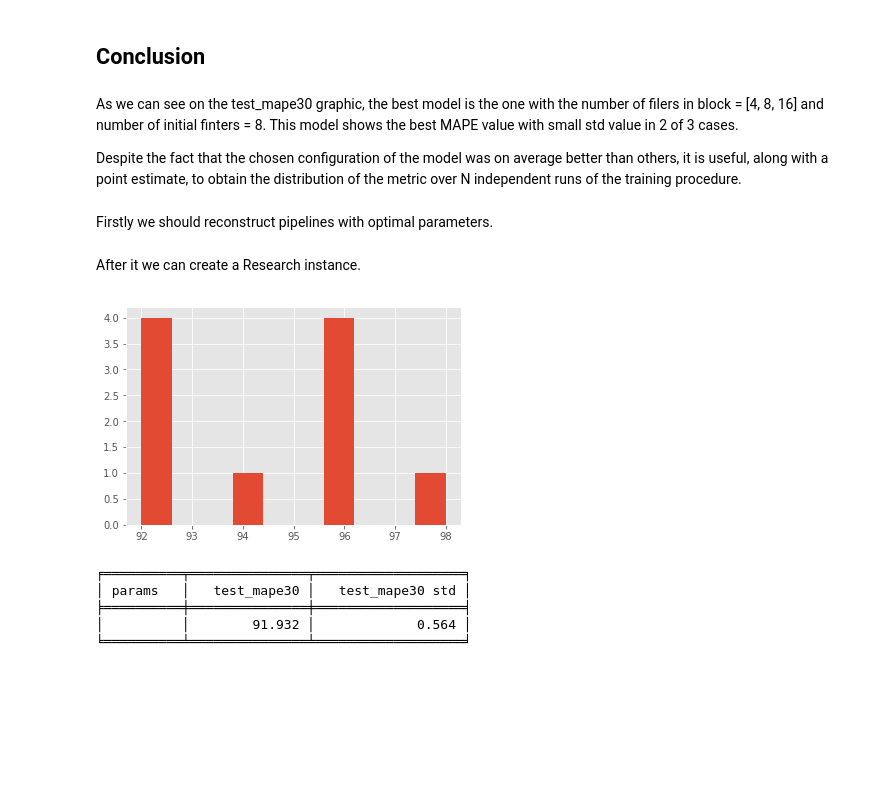
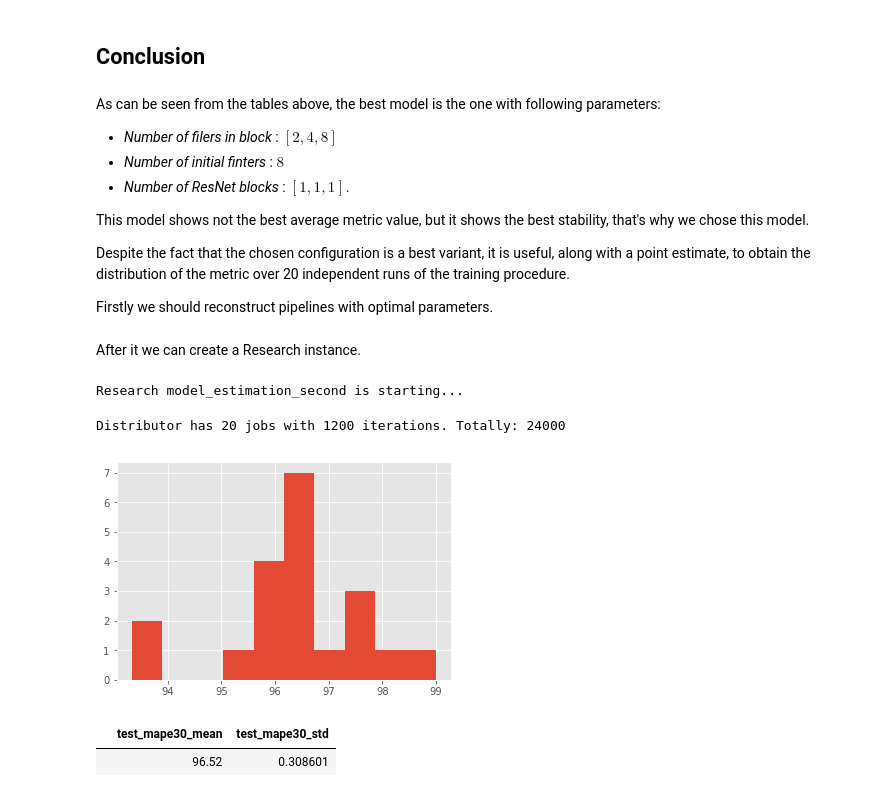
Before and after one commit to analysiscenter/radial, a Jupyter notebook: research/parameters_estimation_2d_model.ipynb, the cells around one changed output. Drawn from its saved outputs; the diff is of its cells as text; code cells hidden in the pictures; blank space fills up the shorter version.

```diff
--- a/research/parameters_estimation_2d_model.ipynb
+++ b/research/parameters_estimation_2d_model.ipynb
@@ -180,9 +264,14 @@ for i in range(3):
 # %% [markdown]
 ## Conclusion
 # %% [markdown]
-As we can see on the test_mape30 graphic, the best model is the one with the number of filers in block = [4, 8, 16] and number of initial finters = 8. This model shows the best MAPE value with small std value in 2 of 3 cases.
+As can be seen from the tables above, the best model is the one with following parameters:
+* _Number of filers in block_ : $[2, 4, 8]$
+* _Number of initial finters_ : $8$
+* _Number of ResNet blocks_ : $[1, 1, 1].$
 
-Despite the fact that the chosen configuration of the model was on average better than others, it is useful, along with a point estimate, to obtain the distribution of the metric over N independent runs of the training procedure.
+This model shows not the best average metric value, but it shows the best stability, that's why we chose this model.
+
+Despite the fact that the chosen configuration is a best variant, it is useful, along with a point estimate, to obtain the distribution of the metric over 20 independent runs of the training procedure.
+
+Firstly we should reconstruct pipelines with optimal parameters.
-# %% [markdown]
-Firstly we should reconstruct pipelines with optimal parameters.
 # %%
@@ -220,28 +312,29 @@ research = (Research()
 )
 # %%
-NUM_REPEAT = 10
+NUM_REPEAT = 20
 NUM_ITERS = 1200
 research_name = 'model_estimation'
 
-research.run(n_reps=NUM_REPEAT, n_iters=NUM_ITERS, name=research_name, progress_bar=True)
+research.run(n_reps=NUM_REPEAT, n_iters=NUM_ITERS, name=research_name, progress_bar=True, workers=8, gpu=[0, 1, 2, 3, 4, 5, 6, 7])
+# %% [output]
+Research model_estimation_second is starting...
+Distributor has 20 jobs with 1200 iterations. Totally: 24000
 # %%
 res_table = Research().load('model_estimation/').load_results()
 maximum = np.max(res_table['iteration'])
-all_metrics = np.array(res_table[res_table['iteration']==maximum]
-                       [res_table['name']=='test_mape30']['metrics'], dtype=np.float32)
+all_metrics = np.array(res_table[(res_table['iteration']==maximum) &
+                                 (res_table['name']=='test_mape30')]['metrics'], dtype=np.float32)
 plt.hist(all_metrics)
 plt.show()
 # %% [output]
-[figure, old version]
+[figure, new version]
-# %%
-print_results(research='model_estimation/', names=['test_mape30'],
-              types_var=['metrics'], n_last=50)
-# %% [output]
-╒══════════╤═══════════════╤═══════════════════╕
-│ params   │   test_mape30 │   test_mape30 std │
-╞══════════╪═══════════════╪═══════════════════╡
-│          │        91.932 │             0.564 │
-╘══════════╧═══════════════╧═══════════════════╛
+# %%
+df = Research().load('./model_estimation/').load_results(use_alias=True)
+print_results_research(df, 'test_mape30', 'metrics',  average_repetitions=True,
+                       sort_by='test_mape30_mean', n_last=50)
+# %% [output]
+|  | test_mape30_mean | test_mape30_std |
+|  | 96.52 | 0.308601 |
 # %%
 draw_hisogram(research='./model_estimation/', names='test_ape',
               type_var='metrics', cross_val=None)
```
Also changed, not shown: parts of 26 cells of this notebook, 1 other file.
